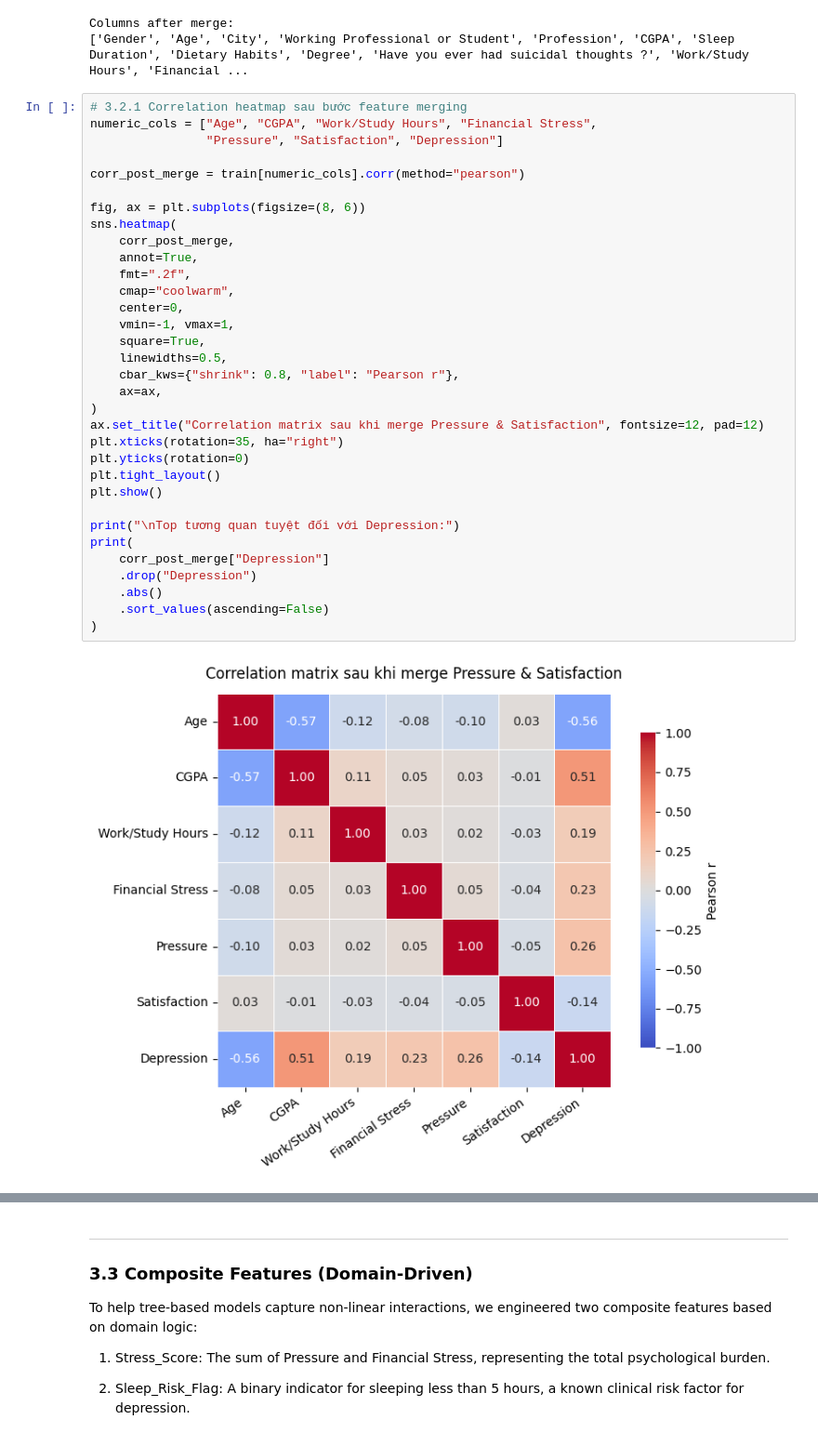
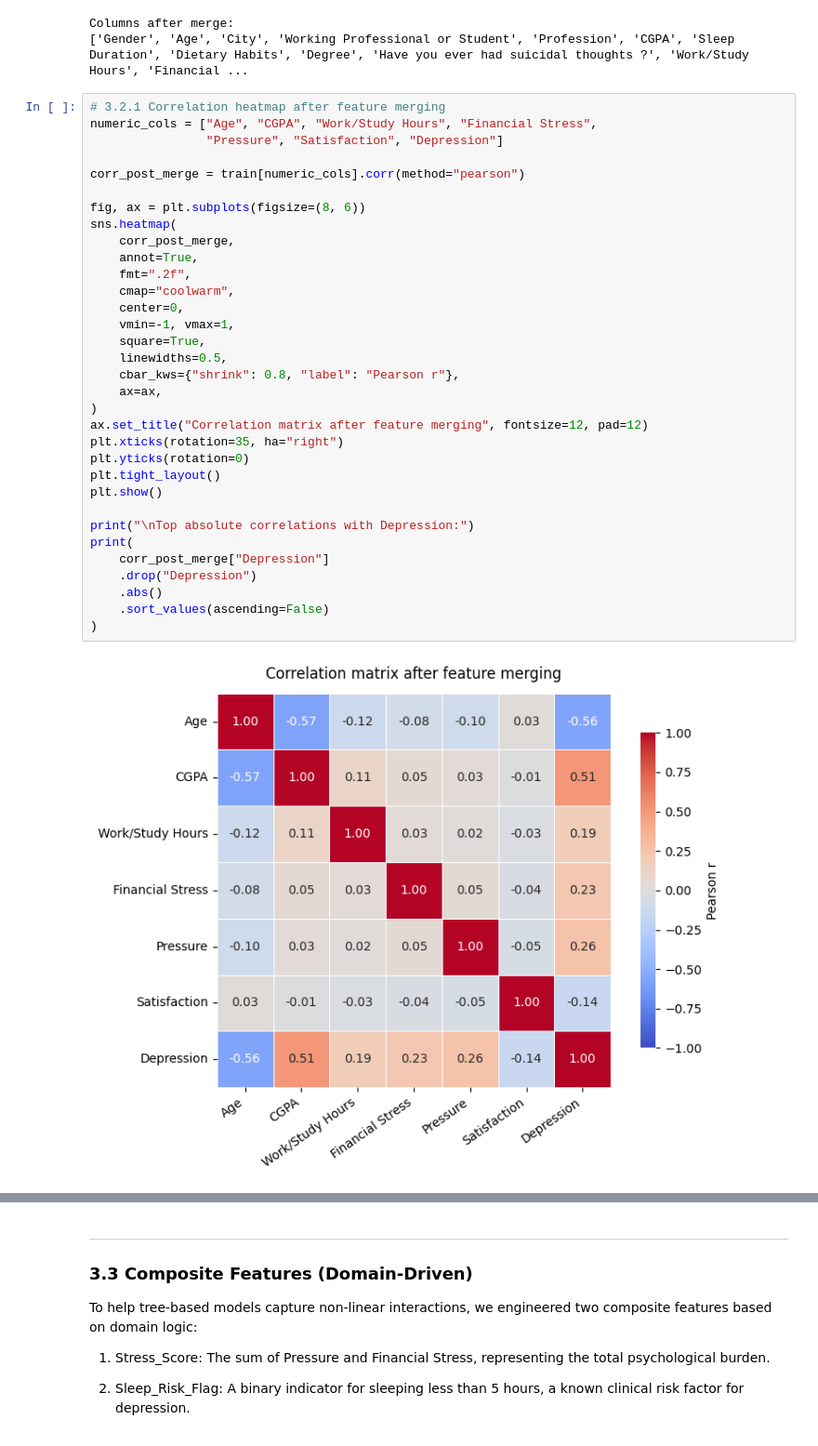
Before and after one commit to quanpro147/Exploring-Mental-Health-Data, a Jupyter notebook: notebooks/feat_engineering.ipynb, the cells around one changed output, grey strips where cells are left out. Shown at 93% size. Drawn from its saved outputs; the diff is of its cells as text.

```diff
--- a/notebooks/feat_engineering.ipynb
+++ b/notebooks/feat_engineering.ipynb
@@ -196,37 +196,37 @@ print(train.columns.tolist())
 Columns after merge:
 ['Gender', 'Age', 'City', 'Working Professional or Student', 'Profession', 'CGPA', 'Sleep Duration', 'Dietary Habits', 'Degree', 'Have you ever had suicidal thoughts ?', 'Work/Study Hours', 'Financial ...
 # %%
-# 3.2.1 Correlation heatmap sau bước feature merging
+# 3.2.1 Correlation heatmap after feature merging
 numeric_cols = ["Age", "CGPA", "Work/Study Hours", "Financial Stress",
                 "Pressure", "Satisfaction", "Depression"]
 
 corr_post_merge = train[numeric_cols].corr(method="pearson")
 
 fig, ax = plt.subplots(figsize=(8, 6))
 sns.heatmap(
     corr_post_merge,
     annot=True,
     fmt=".2f",
     cmap="coolwarm",
     center=0,
     vmin=-1, vmax=1,
     square=True,
     linewidths=0.5,
     cbar_kws={"shrink": 0.8, "label": "Pearson r"},
     ax=ax,
 )
-ax.set_title("Correlation matrix sau khi merge Pressure & Satisfaction", fontsize=12, pad=12)
+ax.set_title("Correlation matrix after feature merging", fontsize=12, pad=12)
 plt.xticks(rotation=35, ha="right")
 plt.yticks(rotation=0)
 plt.tight_layout()
 plt.show()
 
-print("\nTop tương quan tuyệt đối với Depression:")
+print("\nTop absolute correlations with Depression:")
 print(
     corr_post_merge["Depression"]
     .drop("Depression")
     .abs()
     .sort_values(ascending=False)
 )
 # %% [output]
-[figure, old version]
+[figure, new version]
```
Also changed, not shown: parts of 11 cells of this notebook, 2 other files.
